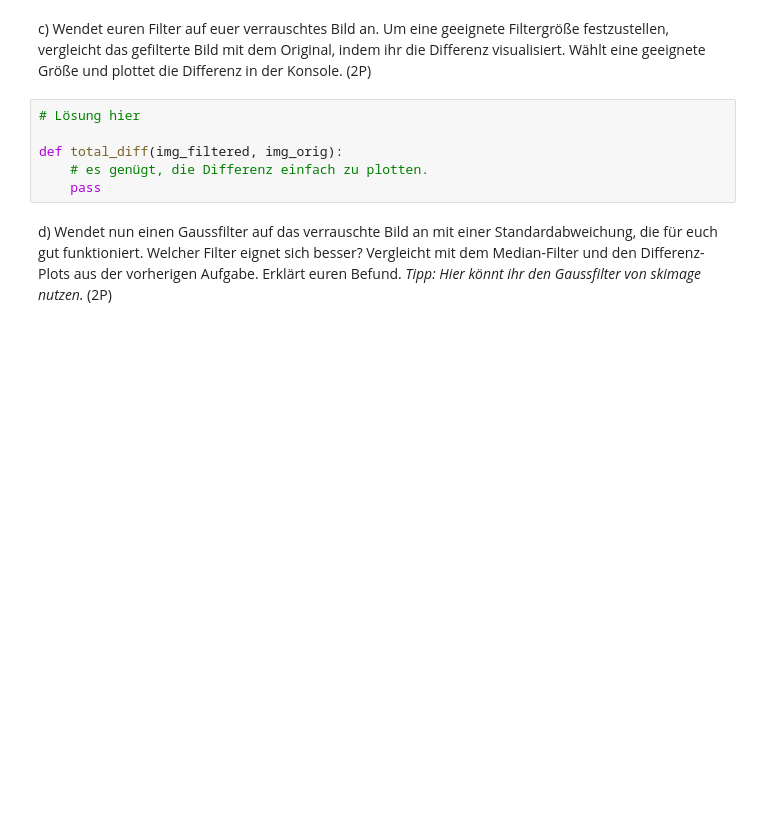
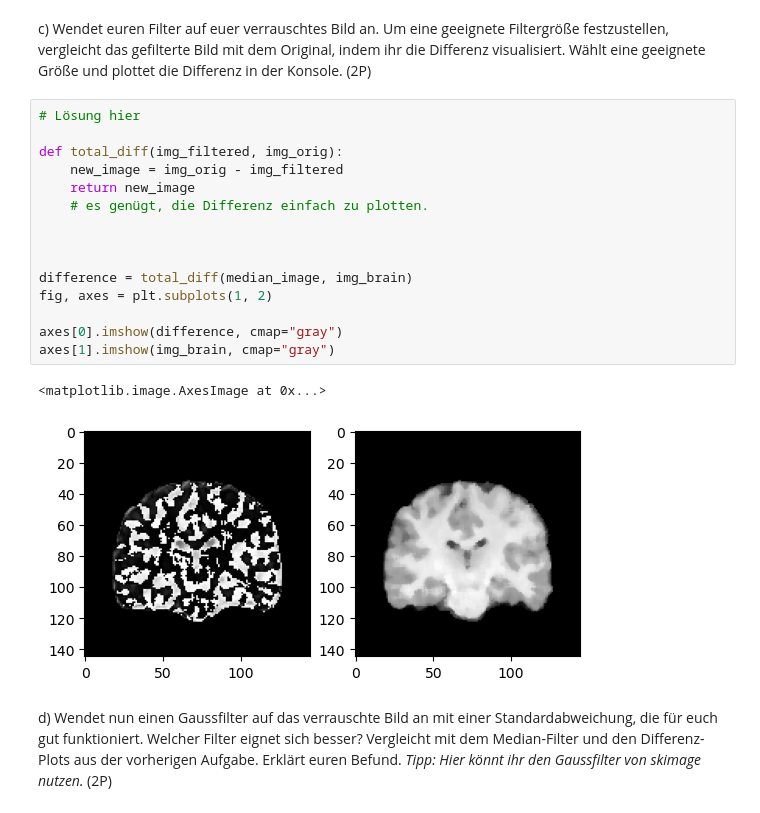
Before and after one commit to TimNogga/MedizinischeBildAnalyseBonn, a Jupyter notebook: mba-02/MBA_02.ipynb, the cells around one changed output. Cells and saved outputs as stored; diff of their text form; blank space fills up the shorter version.

```diff
--- a/mba-02/MBA_02.ipynb
+++ b/mba-02/MBA_02.ipynb
@@ -222,9 +245,21 @@ c) Wendet euren Filter auf euer verrauschtes Bild an. Um eine geeignete Filtergr
 # %%
 # Lösung hier
 
 def total_diff(img_filtered, img_orig):
+    new_image = img_orig - img_filtered
+    return new_image
     # es genügt, die Differenz einfach zu plotten.
-    pass
+
+
+
+difference = total_diff(median_image, img_brain)
+fig, axes = plt.subplots(1, 2)
+
+axes[0].imshow(difference, cmap="gray")
+axes[1].imshow(img_brain, cmap="gray")
+# %% [output]
+<matplotlib.image.AxesImage at 0x...>
+[figure, added]
 # %% [markdown]
 d) Wendet nun einen Gaussfilter auf das verrauschte Bild an mit einer Standardabweichung, die für euch gut funktioniert. Welcher Filter eignet sich besser? Vergleicht mit dem Median-Filter und den Differenz-Plots aus der vorherigen Aufgabe. Erklärt euren Befund. *Tipp: Hier könnt ihr den Gaussfilter von skimage nutzen.* (2P)
 # %%
```
Also changed, not shown: parts of 2 cells of this notebook, 1 other file.
